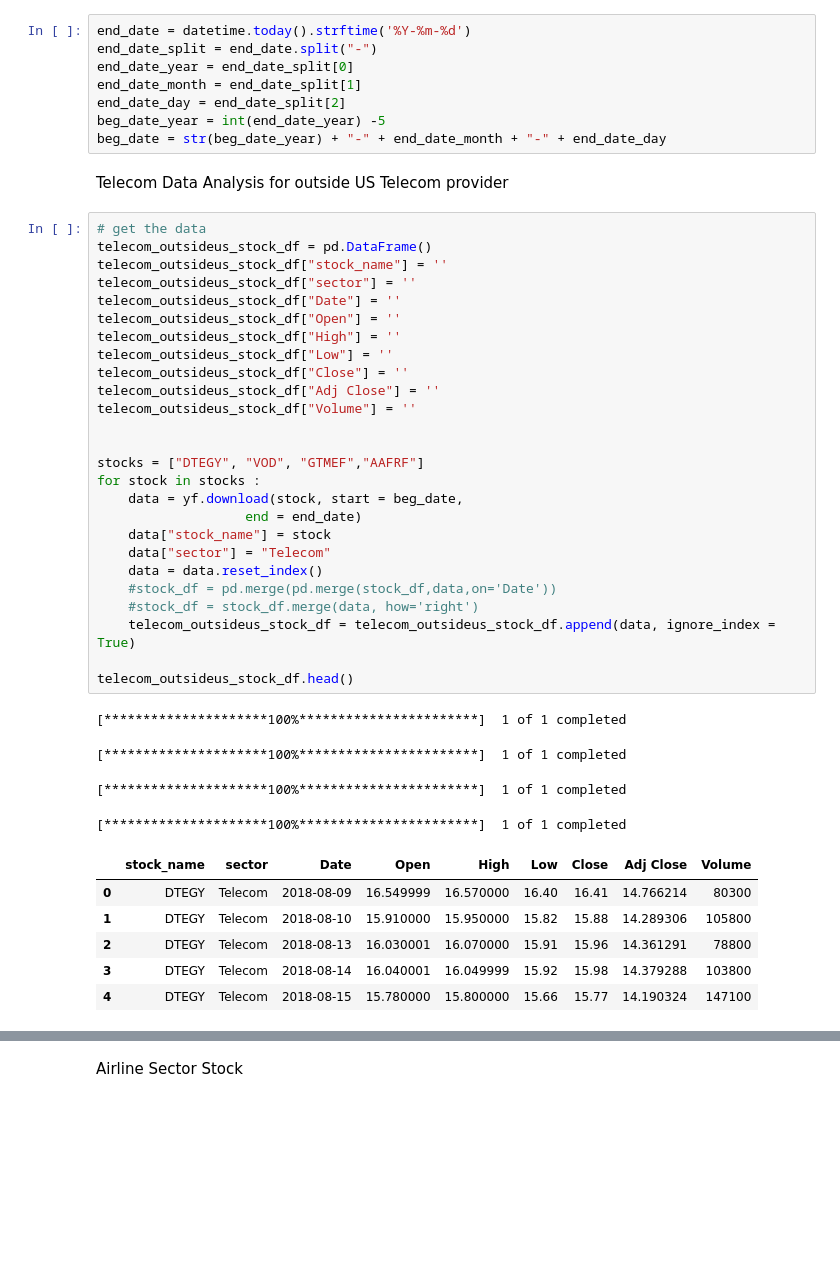
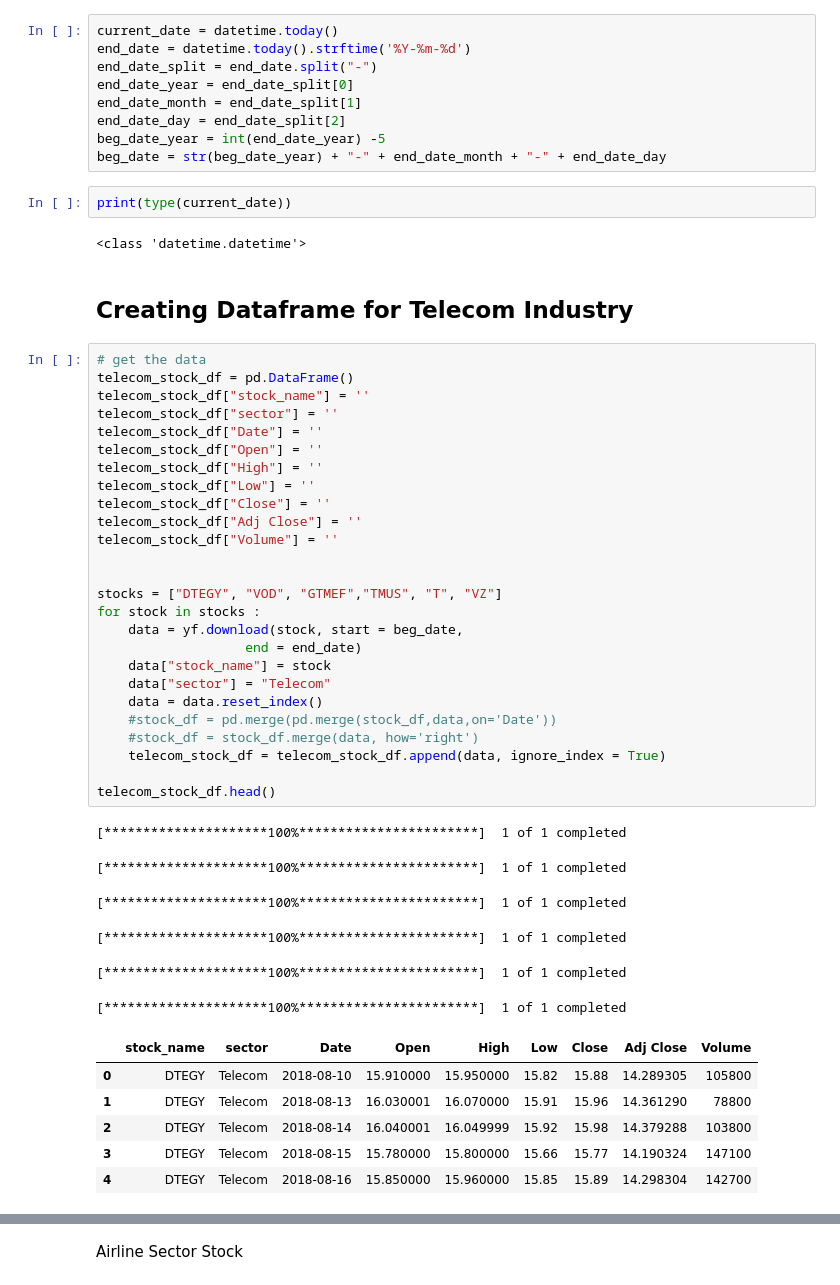
Before and after one commit to desireetrevino/Project1_Team2, a Jupyter notebook: Project1_Team2_Rajib.ipynb, the cells around one changed output, grey strips where cells are left out. Drawn from its saved outputs; the diff is of its cells as text; blank space fills up the shorter version.

```diff
--- a/Project1_Team2_Rajib.ipynb
+++ b/Project1_Team2_Rajib.ipynb
@@ -17,4 +18,5 @@ Date Calculation
 # %%
+current_date = datetime.today()
 end_date = datetime.today().strftime('%Y-%m-%d')
 end_date_split = end_date.split("-")
 end_date_year = end_date_split[0]
@@ -22,42 +24,48 @@ end_date_month = end_date_split[1]
 end_date_day = end_date_split[2]
 beg_date_year = int(end_date_year) -5
 beg_date = str(beg_date_year) + "-" + end_date_month + "-" + end_date_day
+# %%
+print(type(current_date))
+# %% [output]
+<class 'datetime.datetime'>
 # %% [markdown]
-Telecom Data Analysis for outside US Telecom provider
+## Creating Dataframe for Telecom Industry
 # %%
 # get the data
-telecom_outsideus_stock_df = pd.DataFrame()
-telecom_outsideus_stock_df["stock_name"] = ''
-telecom_outsideus_stock_df["sector"] = ''
-telecom_outsideus_stock_df["Date"] = ''
-telecom_outsideus_stock_df["Open"] = ''
-telecom_outsideus_stock_df["High"] = ''
-telecom_outsideus_stock_df["Low"] = ''
-telecom_outsideus_stock_df["Close"] = ''
-telecom_outsideus_stock_df["Adj Close"] = ''
-telecom_outsideus_stock_df["Volume"] = ''
+telecom_stock_df = pd.DataFrame()
+telecom_stock_df["stock_name"] = ''
+telecom_stock_df["sector"] = ''
+telecom_stock_df["Date"] = ''
+telecom_stock_df["Open"] = ''
+telecom_stock_df["High"] = ''
+telecom_stock_df["Low"] = ''
+telecom_stock_df["Close"] = ''
+telecom_stock_df["Adj Close"] = ''
+telecom_stock_df["Volume"] = ''
 
 
-stocks = ["DTEGY", "VOD", "GTMEF","AAFRF"]
+stocks = ["DTEGY", "VOD", "GTMEF","TMUS", "T", "VZ"]
 for stock in stocks :
     data = yf.download(stock, start = beg_date,
                    end = end_date)
     data["stock_name"] = stock
     data["sector"] = "Telecom"
     data = data.reset_index()
     #stock_df = pd.merge(pd.merge(stock_df,data,on='Date'))
     #stock_df = stock_df.merge(data, how='right')
-    telecom_outsideus_stock_df = telecom_outsideus_stock_df.append(data, ignore_index = True)
+    telecom_stock_df = telecom_stock_df.append(data, ignore_index = True)
 
-telecom_outsideus_stock_df.head()
+telecom_stock_df.head()
 # %% [output]
 [*********************100%***********************]  1 of 1 completed
 [*********************100%***********************]  1 of 1 completed
 [*********************100%***********************]  1 of 1 completed
 [*********************100%***********************]  1 of 1 completed
+[*********************100%***********************]  1 of 1 completed
+[*********************100%***********************]  1 of 1 completed
 |  | stock_name | sector | Date | Open | High | Low | Close | Adj Close | Volume |
-| 0 | DTEGY | Telecom | 2018-08-09 | 16.549999 | 16.570000 | 16.40 | 16.41 | 14.766214 | 80300 |
-| 1 | DTEGY | Telecom | 2018-08-10 | 15.910000 | 15.950000 | 15.82 | 15.88 | 14.289306 | 105800 |
-| 2 | DTEGY | Telecom | 2018-08-13 | 16.030001 | 16.070000 | 15.91 | 15.96 | 14.361291 | 78800 |
-| 3 | DTEGY | Telecom | 2018-08-14 | 16.040001 | 16.049999 | 15.92 | 15.98 | 14.379288 | 103800 |
-| 4 | DTEGY | Telecom | 2018-08-15 | 15.780000 | 15.800000 | 15.66 | 15.77 | 14.190324 | 147100 |
+| 0 | DTEGY | Telecom | 2018-08-10 | 15.910000 | 15.950000 | 15.82 | 15.88 | 14.289305 | 105800 |
+| 1 | DTEGY | Telecom | 2018-08-13 | 16.030001 | 16.070000 | 15.91 | 15.96 | 14.361290 | 78800 |
+| 2 | DTEGY | Telecom | 2018-08-14 | 16.040001 | 16.049999 | 15.92 | 15.98 | 14.379288 | 103800 |
+| 3 | DTEGY | Telecom | 2018-08-15 | 15.780000 | 15.800000 | 15.66 | 15.77 | 14.190324 | 147100 |
+| 4 | DTEGY | Telecom | 2018-08-16 | 15.850000 | 15.960000 | 15.85 | 15.89 | 14.298304 | 142700 |
```
Also changed, not shown: parts of 55 cells of this notebook.
